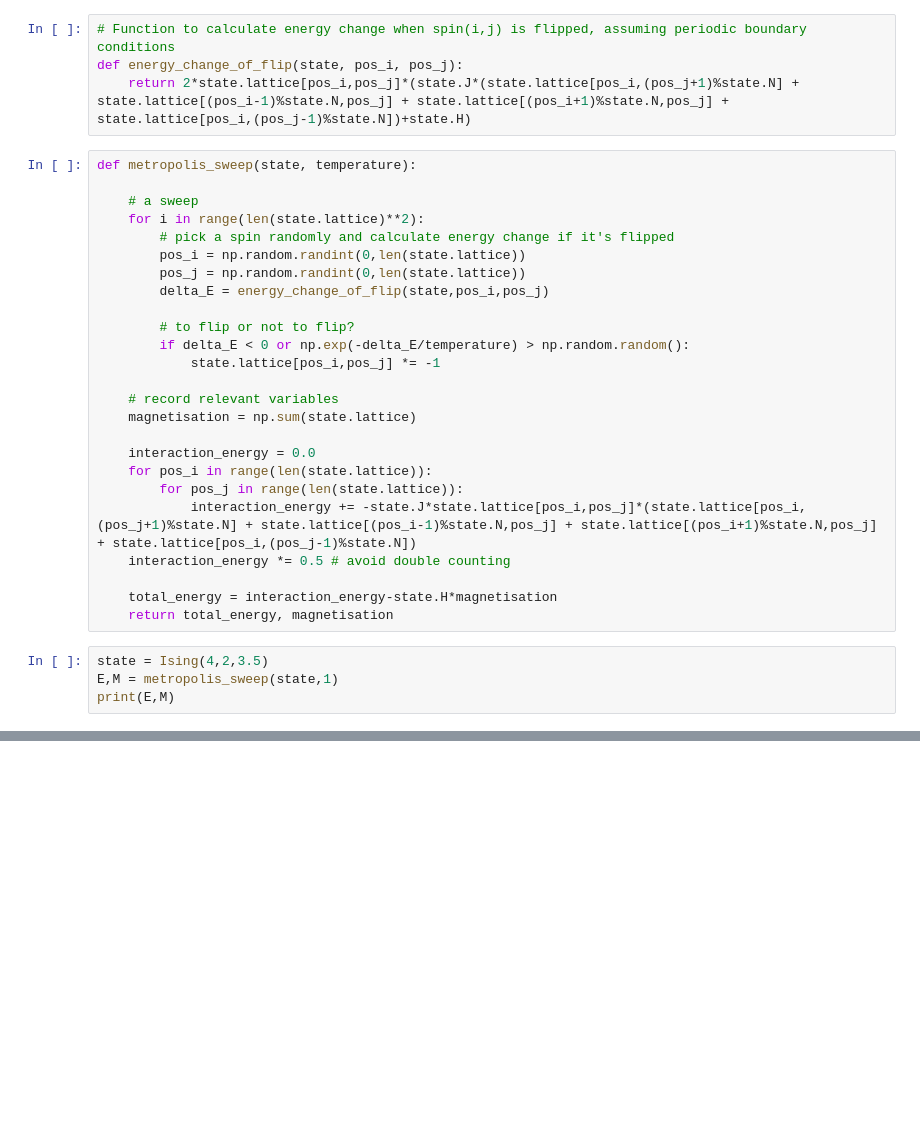
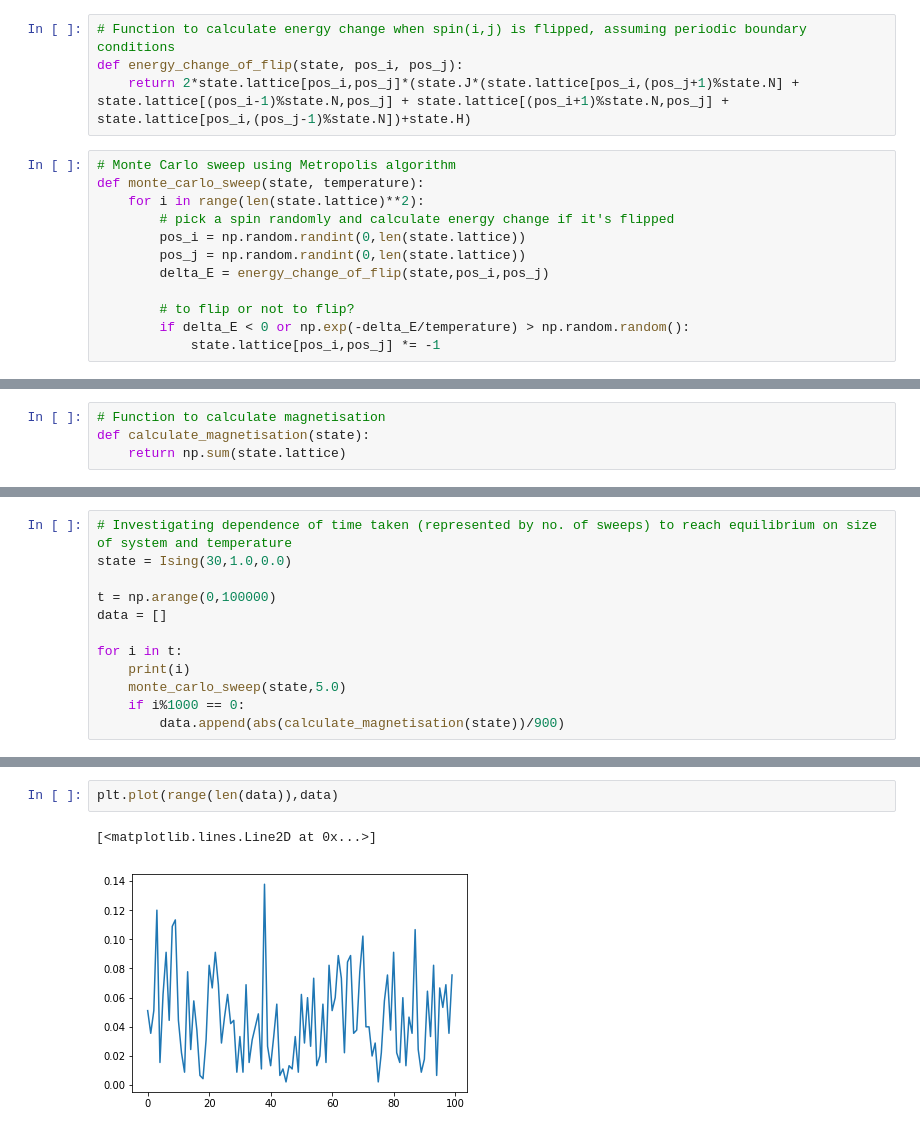
Before and after one commit to dovinhanhnguyen/Part_II_Computational_Exercises, a Jupyter notebook: project/project-dvan2.ipynb, the cells around one changed output, grey strips where cells are left out. Drawn from its saved outputs; the diff is of its cells as text; blank space fills up the shorter version.

Commit message:
Something about time eveolution

```diff
--- a/project/project-dvan2.ipynb
+++ b/project/project-dvan2.ipynb
@@ -15,9 +15,8 @@ class Ising:
 def energy_change_of_flip(state, pos_i, pos_j):
     return 2*state.lattice[pos_i,pos_j]*(state.J*(state.lattice[pos_i,(pos_j+1)%state.N] + state.lattice[(pos_i-1)%state.N,pos_j] + state.lattice[(pos_i+1)%state.N,pos_j] + state.lattice[pos_i,(pos_j-1)%state.N])+state.H)
 # %%
-def metropolis_sweep(state, temperature):
-
-    # a sweep
+# Monte Carlo sweep using Metropolis algorithm
+def monte_carlo_sweep(state, temperature):
     for i in range(len(state.lattice)**2):
         # pick a spin randomly and calculate energy change if it's flipped
         pos_i = np.random.randint(0,len(state.lattice))
@@ -27,19 +26,3 @@ def metropolis_sweep(state, temperature):
         # to flip or not to flip?
         if delta_E < 0 or np.exp(-delta_E/temperature) > np.random.random():
             state.lattice[pos_i,pos_j] *= -1
-
-    # record relevant variables
-    magnetisation = np.sum(state.lattice)
-
-    interaction_energy = 0.0
-    for pos_i in range(len(state.lattice)):
-        for pos_j in range(len(state.lattice)):
-            interaction_energy += -state.J*state.lattice[pos_i,pos_j]*(state.lattice[pos_i,(pos_j+1)%state.N] + state.lattice[(pos_i-1)%state.N,pos_j] + state.lattice[(pos_i+1)%state.N,pos_j] + state.lattice[pos_i,(pos_j-1)%state.N])
-    interaction_energy *= 0.5 # avoid double counting
-
-    total_energy = interaction_energy-state.H*magnetisation
-    return total_energy, magnetisation
-# %%
-state = Ising(4,2,3.5)
-E,M = metropolis_sweep(state,1)
-print(E,M)
@@ -47,0 +29,4 @@ print(E,M)
+# %%
+# Function to calculate magnetisation
+def calculate_magnetisation(state):
+    return np.sum(state.lattice)
@@ -47,0 +45,12 @@ print(E,M)
+# %%
+# Investigating dependence of time taken (represented by no. of sweeps) to reach equilibrium on size of system and temperature
+state = Ising(30,1.0,0.0)
+
+t = np.arange(0,100000)
+data = []
+
+for i in t:
+    print(i)
+    monte_carlo_sweep(state,5.0)
+    if i%1000 == 0:
+        data.append(abs(calculate_magnetisation(state))/900)
@@ -47,0 +75,5 @@ print(E,M)
+# %%
+plt.plot(range(len(data)),data)
+# %% [output]
+[<matplotlib.lines.Line2D at 0x...>]
+[figure, added]
```
Also changed, not shown: parts of 3 cells of this notebook.
